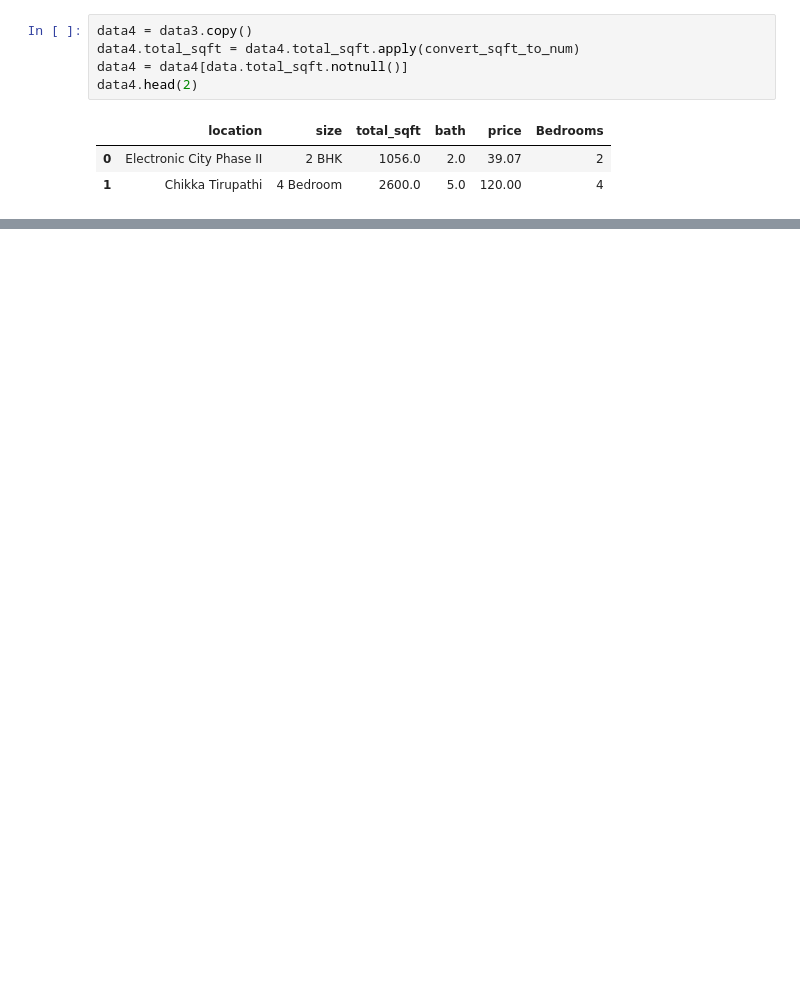
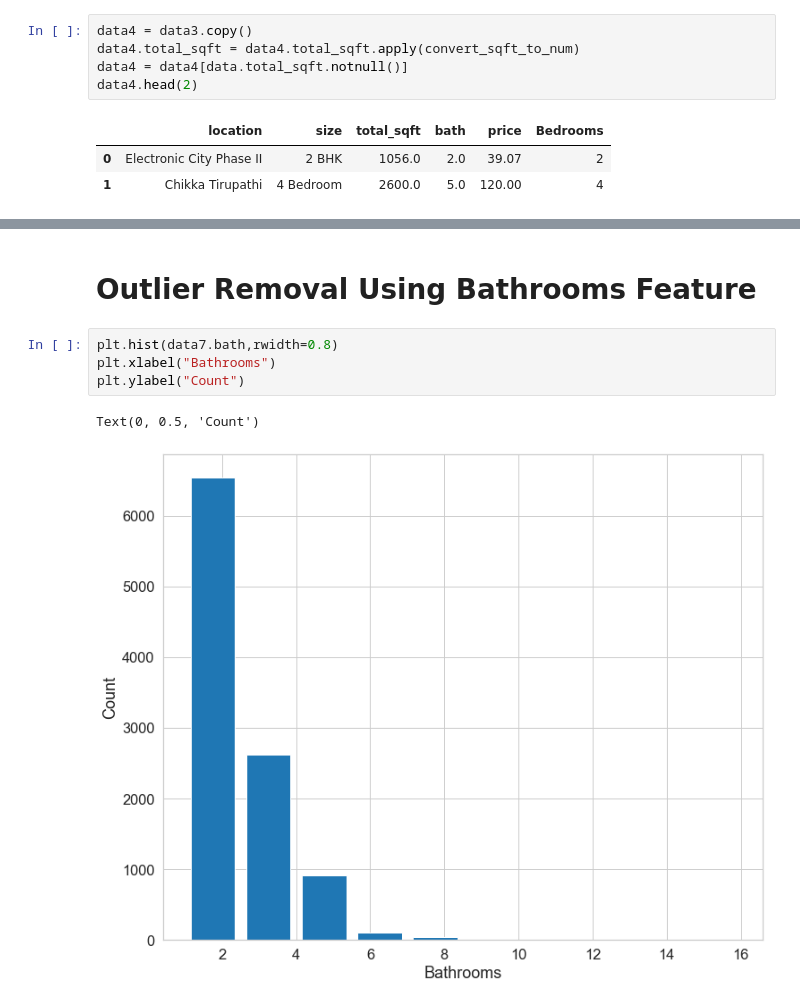
Before and after one commit to agrimkumar/Bengaluru_House_price_data, a Jupyter notebook: Bengaluru_House_Price_Prediction.ipynb, the cells around one changed output, grey strips where cells are left out. Drawn from its saved outputs; the diff is of its cells as text; blank space fills up the shorter version.

```diff
--- a/Bengaluru_House_Price_Prediction.ipynb
+++ b/Bengaluru_House_Price_Prediction.ipynb
@@ -171,0 +319,9 @@ data4.head(2)
+# %% [markdown]
+# Outlier Removal Using Bathrooms Feature
+# %%
+plt.hist(data7.bath,rwidth=0.8)
+plt.xlabel("Bathrooms")
+plt.ylabel("Count")
+# %% [output]
+Text(0, 0.5, 'Count')
+[figure, added]
```
Also changed, not shown: parts of 49 cells of this notebook.
